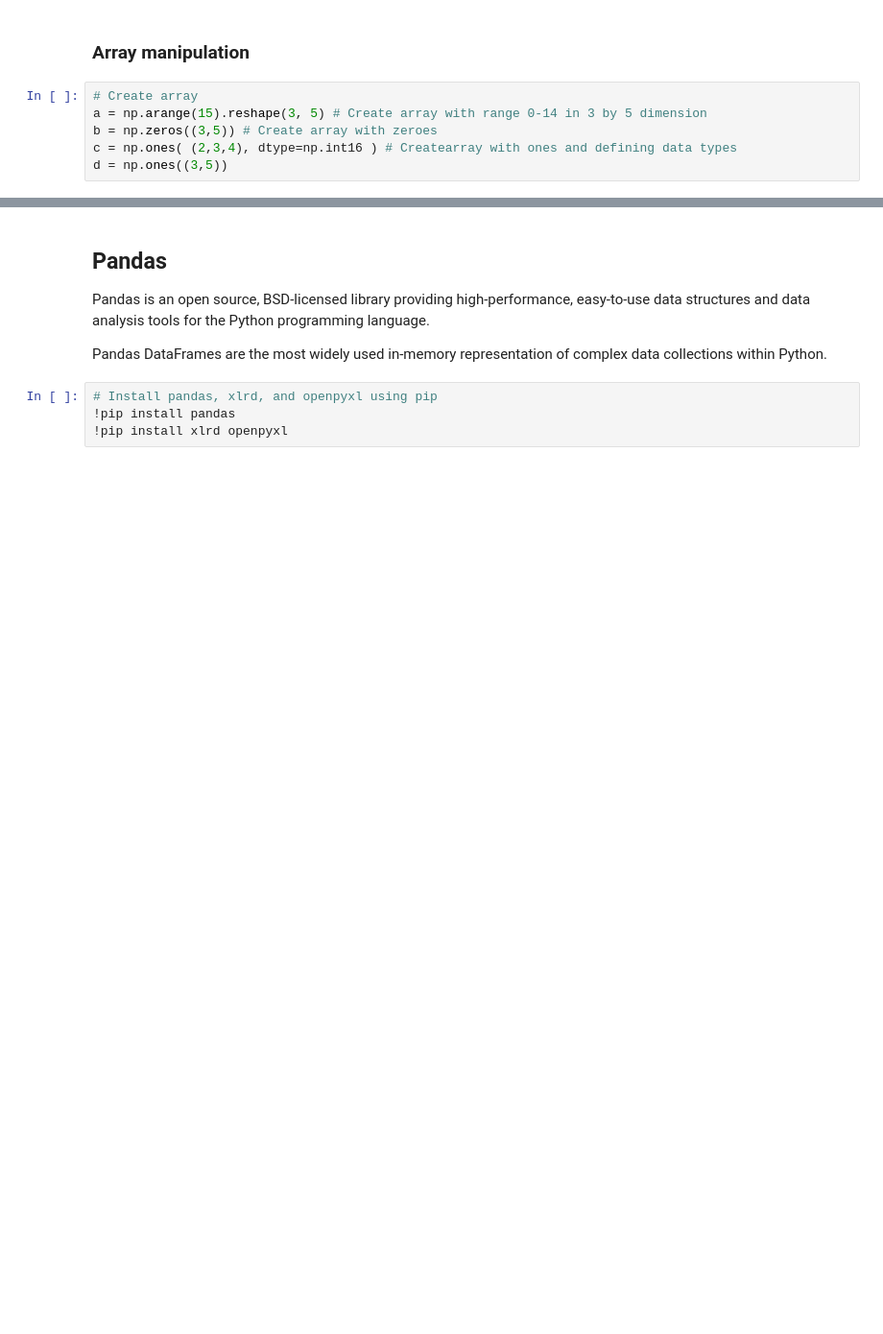
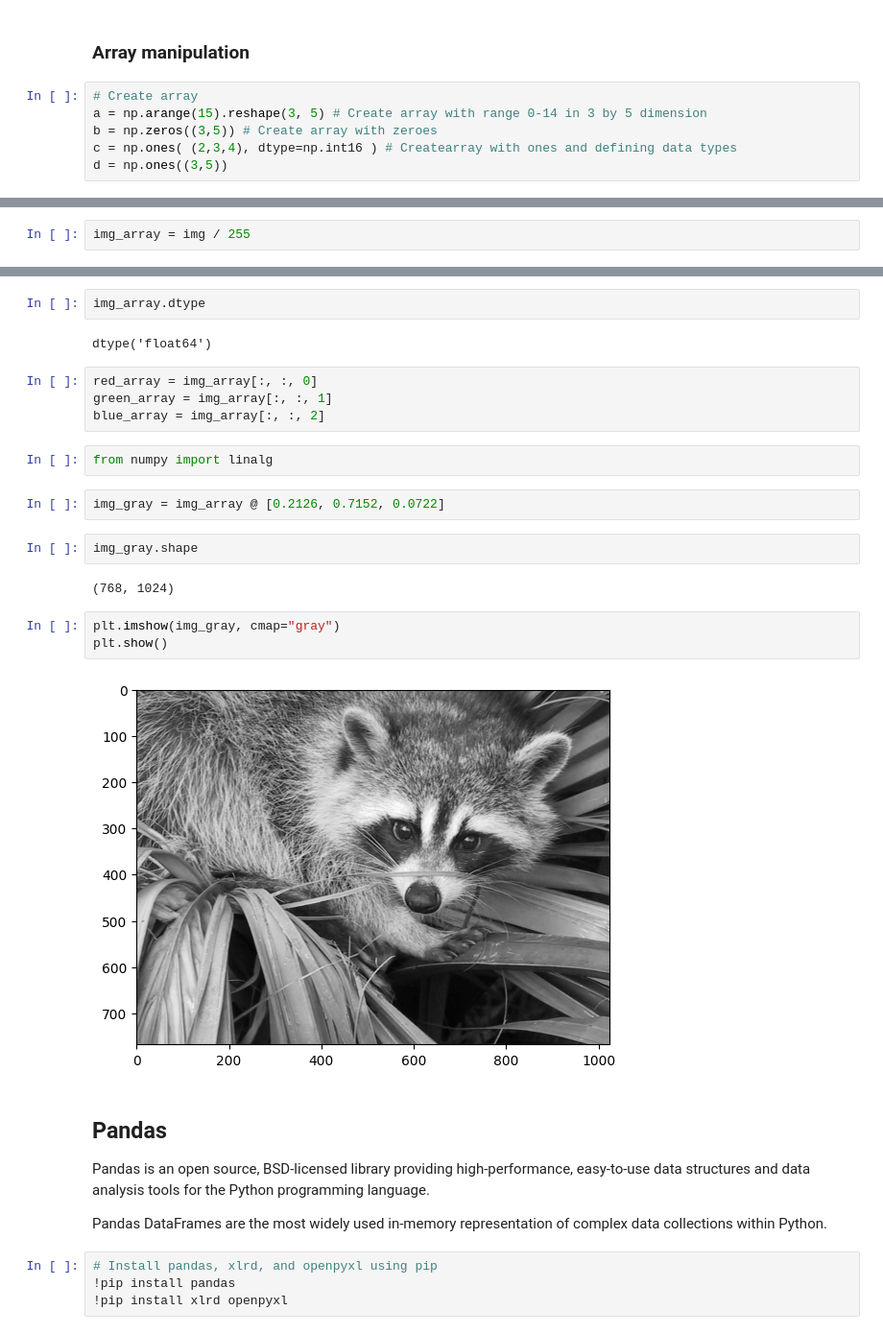
Before and after one commit to LuiSamaniego/SistemasEmbebidosConComputoEnLaNube, a Jupyter notebook: S2_Propedéutico_De _Python/PythonCheatSheet-10.ipynb, the cells around one changed output, grey strips where cells are left out. Shown at 96% size. Saved outputs shown, nothing was run; the diff lists cells and outputs as text; blank space fills up the shorter version.

```diff
--- a/S2_Propedéutico_De _Python/PythonCheatSheet-10.ipynb
+++ b/S2_Propedéutico_De _Python/PythonCheatSheet-10.ipynb
@@ -537,0 +364,2 @@ np.hsplit(a,5) # Split array horizontally at 5th index
+# %%
+img_array = img / 255
@@ -538,3 +370,24 @@ np.hsplit(a,5) # Split array horizontally at 5th index
+# %%
+img_array.dtype
+# %% [output]
+dtype('float64')
+# %%
+red_array = img_array[:, :, 0]
+green_array = img_array[:, :, 1]
+blue_array = img_array[:, :, 2]
+# %%
+from numpy import linalg
+# %%
+img_gray = img_array @ [0.2126, 0.7152, 0.0722]
+# %%
+img_gray.shape
+# %% [output]
+(768, 1024)
+# %%
+plt.imshow(img_gray, cmap="gray")
+plt.show()
+# %% [output]
+[figure, added]
 # %% [markdown]
 <a id='section12'></a>
 
```
Also changed, not shown: parts of 114 cells of this notebook.
